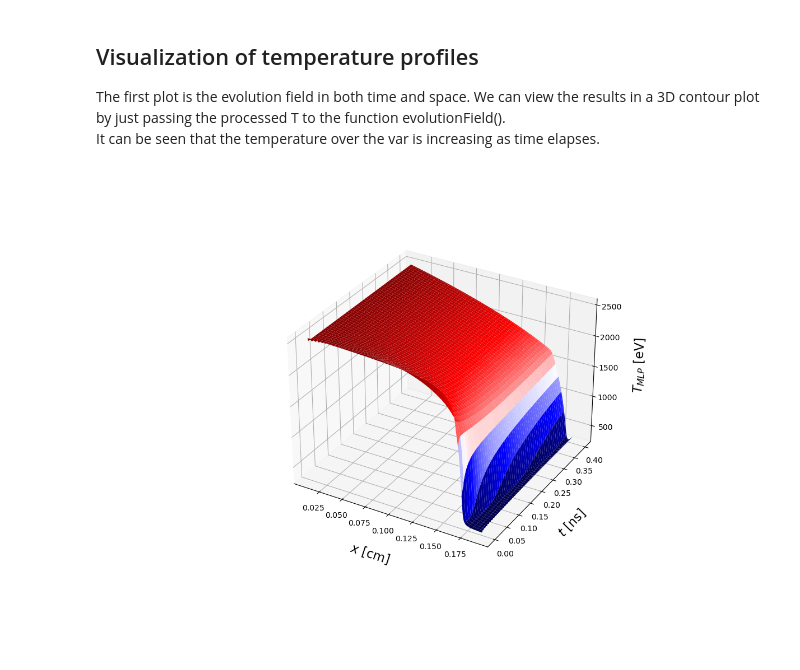
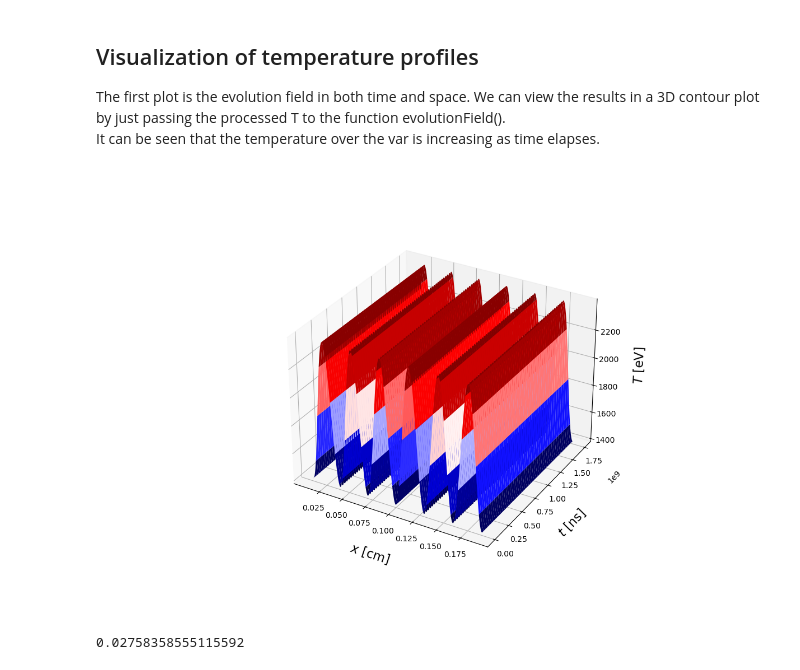
Before and after one commit to Lexmidan/arameic-mishmash, a Jupyter notebook: DRPzapocet/time-evolv-heatflux.ipynb, the cells around one changed output. Saved outputs shown, nothing was run; the diff lists cells and outputs as text; code cells hidden in the pictures.

```diff
--- a/DRPzapocet/time-evolv-heatflux.ipynb
+++ b/DRPzapocet/time-evolv-heatflux.ipynb
@@ -35,8 +32,8 @@ Next cell initiates solution of the problem. The result temperature profiles, la
 # %% [markdown]
 ### Local transport $\alpha=1$, $\beta = 5/2$
 # %%
-
-para = param.main()
+path = Path(os.getcwd())
+para = param.main(path)
 
 
 results, cache, heatflux = hc.solve(para)
@@ -123,6 +94,10 @@ The first plot is the evolution field in both time and space. We can view the re
 It can be seen that the temperature over the var is increasing as time elapses.
 # %%
 ##NONLOCAL
-pp.evolutionField(T[T.columns[:endframe]], r'$T$ [eV]')
+hc.evolutionField(T[T.columns[:endframe]], r'$T$ [eV]')
 # %% [output]
-[figure, old version]
+[figure, new version]
+# %%
+sum(abs(T[T.columns[1]] - T[T.columns[100]]))
+# %% [output]
+0.02758358555115592
```
Also changed, not shown: parts of 16 cells of this notebook, 36 other files.
